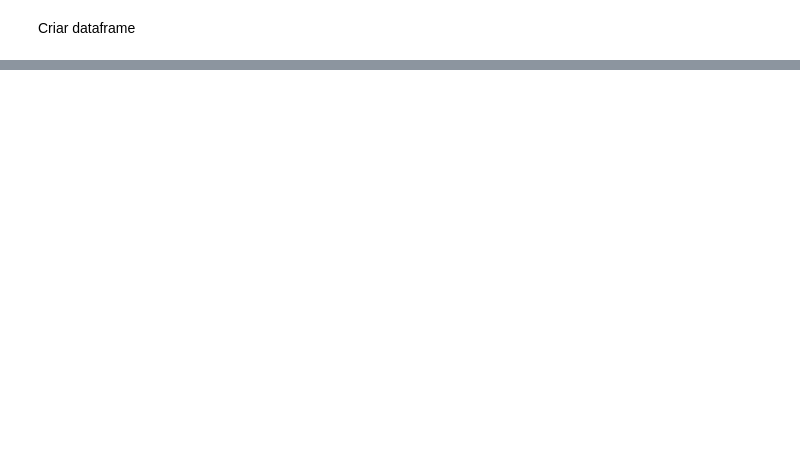
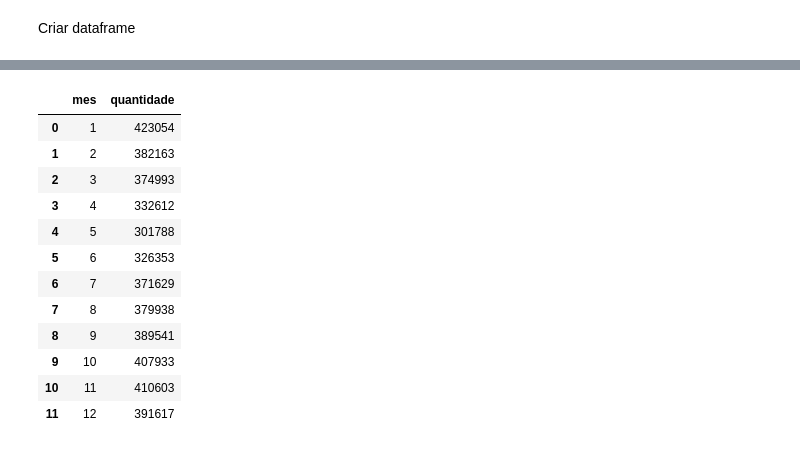
Before and after one commit to FlaviaCosta1037/analise_infracoes_transito, a Jupyter notebook: main.ipynb, the cells around one changed output, grey strips where cells are left out. Cells and saved outputs as stored; diff of their text form; code cells hidden in the pictures; blank space fills up the shorter version.

```diff
--- a/main.ipynb
+++ b/main.ipynb
@@ -17 +19,3 @@ import psycopg2
+# %%
+pd.set_option('display.max_rows', 100)
 # %% [markdown]
@@ -64,0 +191,6 @@ print(df.head())
+# %%
+df['datainfracao'] = pd.to_datetime(df['datainfracao'], errors='coerce', dayfirst=True)
+
+# Agora você pode extrair ano e mês
+df['ano'] = df['datainfracao'].dt.year
+df['mes'] = df['datainfracao'].dt.month
@@ -64,0 +253,18 @@ print(df.head())
+# %%
+# Contagem por mes
+contar_mes = df.groupby(['mes']).size().reset_index(name='quantidade')
+contar_mes
+# %% [output]
+|  | mes | quantidade |
+| 0 | 1 | 423054 |
+| 1 | 2 | 382163 |
+| 2 | 3 | 374993 |
+| 3 | 4 | 332612 |
+| 4 | 5 | 301788 |
+| 5 | 6 | 326353 |
+| 6 | 7 | 371629 |
+| 7 | 8 | 379938 |
+| 8 | 9 | 389541 |
+| 9 | 10 | 407933 |
+| 10 | 11 | 410603 |
+| 11 | 12 | 391617 |
```
Also changed, not shown: parts of 37 cells of this notebook, 1 other file.
